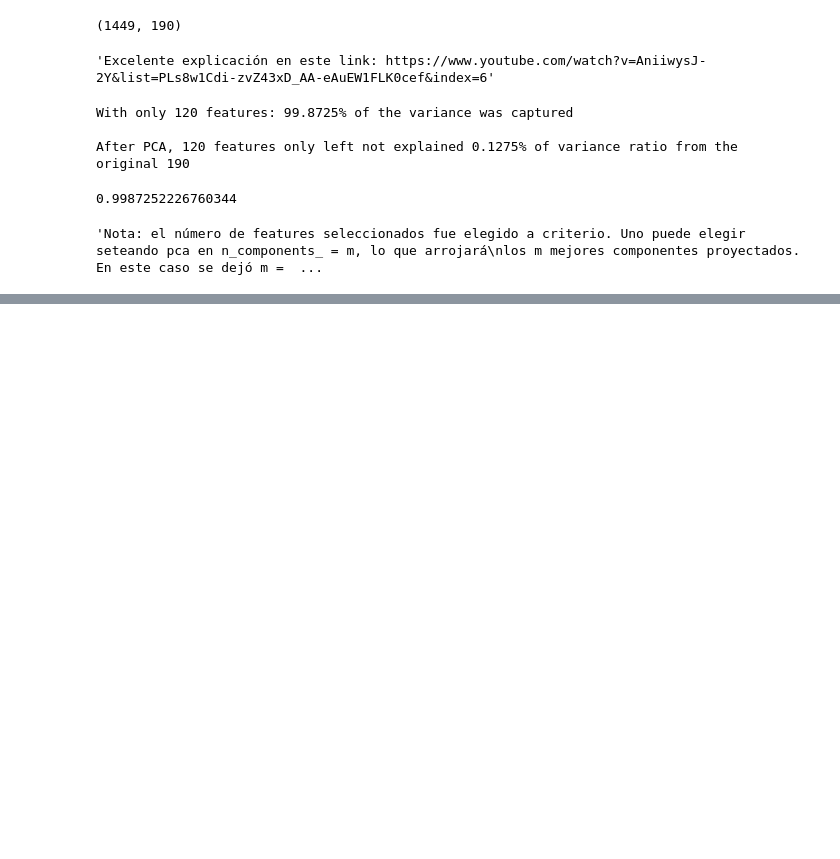
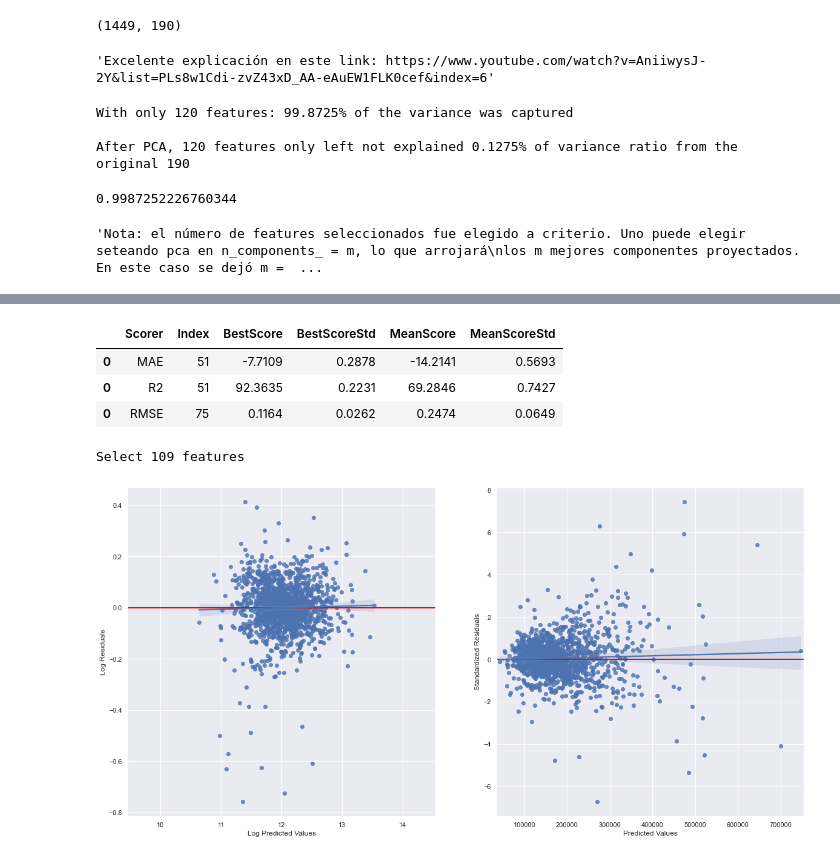
Before and after one commit to malfaroe/House_price_project, a Jupyter notebook: Module_Modeling.ipynb, the cells around one changed output, grey strips where cells are left out. Saved outputs shown, nothing was run; the diff lists cells and outputs as text; code cells hidden in the pictures; blank space fills up the shorter version.

```diff
--- a/Module_Modeling.ipynb
+++ b/Module_Modeling.ipynb
@@ -162,7 +171,9 @@ el 99.9% de la varianza explicada (es decir, se captura el 99.9% de la informaci
 # %% [output]
 'Nota: el número de features seleccionados fue elegido a criterio. Uno puede elegir seteando pca en n_components_ = m, lo que arrojará\nlos m mejores componentes proyectados. En este caso se dejó m =  ...
 # %%
-class select_fetaures(object): # BaseEstimator, TransformerMixin,
+##MÓDULO: CONFIGURA DATASET PARA QUE QUEDE CON LOS FEATURES QUE ME INTERESAN SOLAMENTE
+
+class select_features(object): # BaseEstimator, TransformerMixin,
     def __init__(self, select_cols):
         self.select_cols_ = select_cols
 
@@ -293,0 +296,68 @@ NameError: name 'residuals_plots' is not defined
+# %%
+###CREACION DEL PIPELINE PARA BUSCAR PARAMETROS Y ENTREGAR RESULTADOS EN EL TEST SET
+##Se evalúa y luego sehace un plot de residuos para analizarlos
+"""Análisis residual: recordar que el plot debe mostrar que los residuos no están distribuídos con ningún patrón discernible,
+ya que de otro modo significaría que no representan el error estocástico (que nose puede predecir)
+y todavía hay ahí información que el modelo debe capturar"""
+"""Links para repasar analisis residual :
+Muy bien explicado: https://statisticsbyjim.com/regression/check-residual-plots-regression-analysis/
+Otros:
+https://www.analyticsvidhya.com/blog/2013/12/residual-plots-regression-model/
+https://blog.minitab.com/blog/adventures-in-statistics-2/why-you-need-to-check-your-residual-plots-for-regression-analysis
+"""
+
+"""Estructura general de gridsearch:
+
+gs = modelo_a_entrenar + parámetros_a_combinar_para_buscar + refit(una vez que se encuentren los óptimos se reentrena y se usa
+el scoring de evaluación que acá le diga) + scoring (todos los scoring de evaluación que le pediré que use para elegir) + cv(Nro de folds para cvalidation+
+verbose(si va contando lo que va pasando o no))
+
+"""
+
+##Modelo a entrenar
+model = Pipeline([
+        ('pca', PCA(random_state = 101)),
+        ('model', Lasso(random_state = 101))]) #primero le hago una reduccion de dimensionalidad vía PCA
+
+##Configuro los parámetros a combinar (acá el viejo ya probó varios y quedó con esta combinación. SE DEBE PROBAR TAMBIÉN)
+
+SEL = list(set(sel_cols_rfecv).union(set(new_poly_features.columns))) #Por cada modelo elegiré el set de features seleccionado en etapa anterior
+n_components = [len(SEL)-5, len(SEL)-3, len(SEL)]
+whiten = [False, True]
+max_iter = [5] #, 10, 100, 200, 300, 400, 500, 600]
+alpha = [0.0003, 0.0007, 0.0005, 0.05, 0.5, 1.0]
+selection = ['random', 'cyclic']
+tol = [2e-03, 0.003, 0.001, 0.0005]
+param_grid =\
+            dict(
+                  model__alpha = alpha
+                  ,model__max_iter = max_iter
+                  ,model__selection = selection
+                  ,model__tol = tol
+                  ,pca__n_components = n_components
+                  ,pca__whiten = whiten
+                )
+
+#Armado del gs:
+gs = GridSearchCV(estimator = model, param_grid = param_grid, refit = 'neg_mean_squared_error' #, iid=False
+                   , scoring=list(['neg_mean_squared_error' , 'neg_mean_absolute_error', 'r2'])
+                   ,cv=5, verbose=1, n_jobs=4)
+
+##Armado del Pipeline general
+
+lasso = Pipeline([
+        ('sel', select_features(select_cols=SEL)),
+        ('scl', RobustScaler()),
+        ('gs', gs)
+ ])
+
+##Fit del pipeline
+
+lasso.fit(train,y_train)
+
+###Obtención de resultados y plots para análisis residual:
+
+results = get_results(lasso, 'lasso Lg1', log=True) #Notar se elige log = true porque que target estaba log transformed
+display(results.loc[:, 'Scorer' : 'MeanScoreStd'])
+r = residuals_plots(lasso, train, y_train, log=True)
+# %% [output]
@@ -293,0 +375,6 @@ NameError: name 'residuals_plots' is not defined
+|  | Scorer | Index | BestScore | BestScoreStd | MeanScore | MeanScoreStd |
+| 0 | MAE | 51 | -7.7109 | 0.2878 | -14.2141 | 0.5693 |
+| 0 | R2 | 51 | 92.3635 | 0.2231 | 69.2846 | 0.7427 |
+| 0 | RMSE | 75 | 0.1164 | 0.0262 | 0.2474 | 0.0649 |
+Select 109 features
+[figure, added]
```
Also changed, not shown: parts of 23 cells of this notebook.
